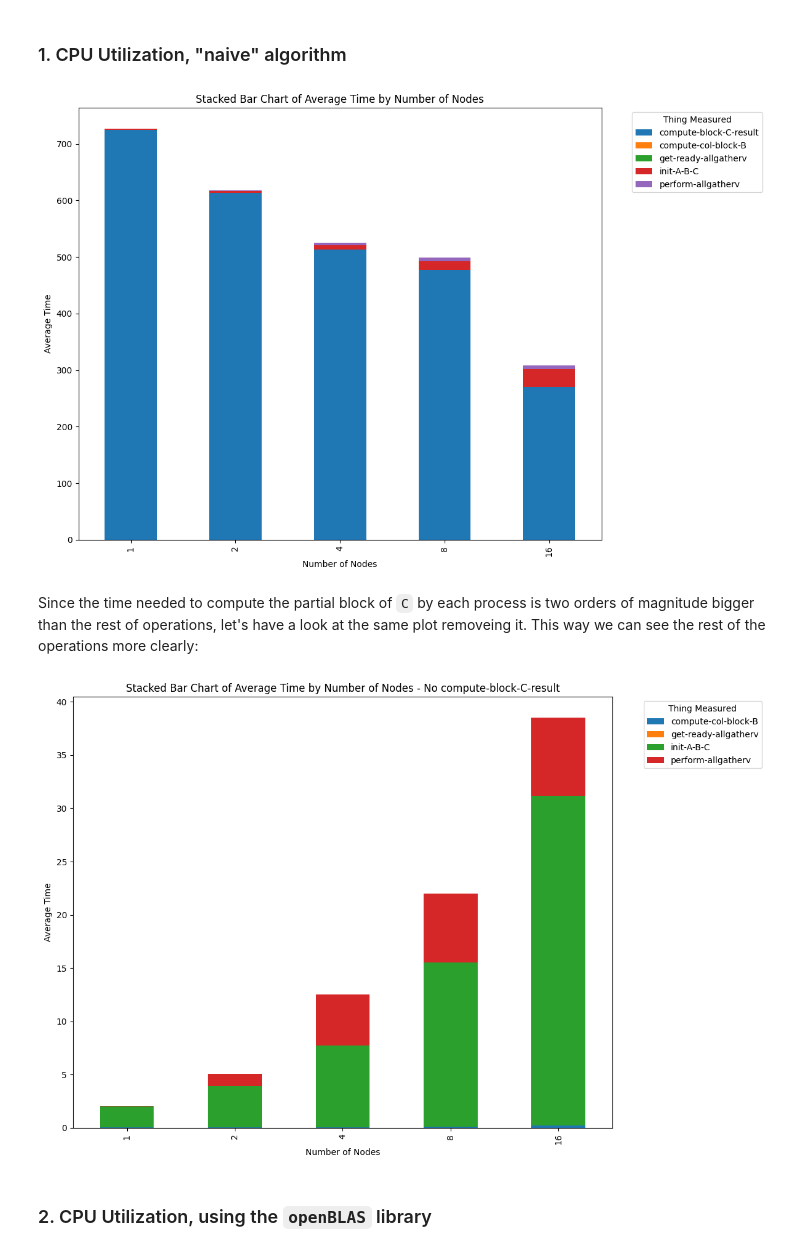
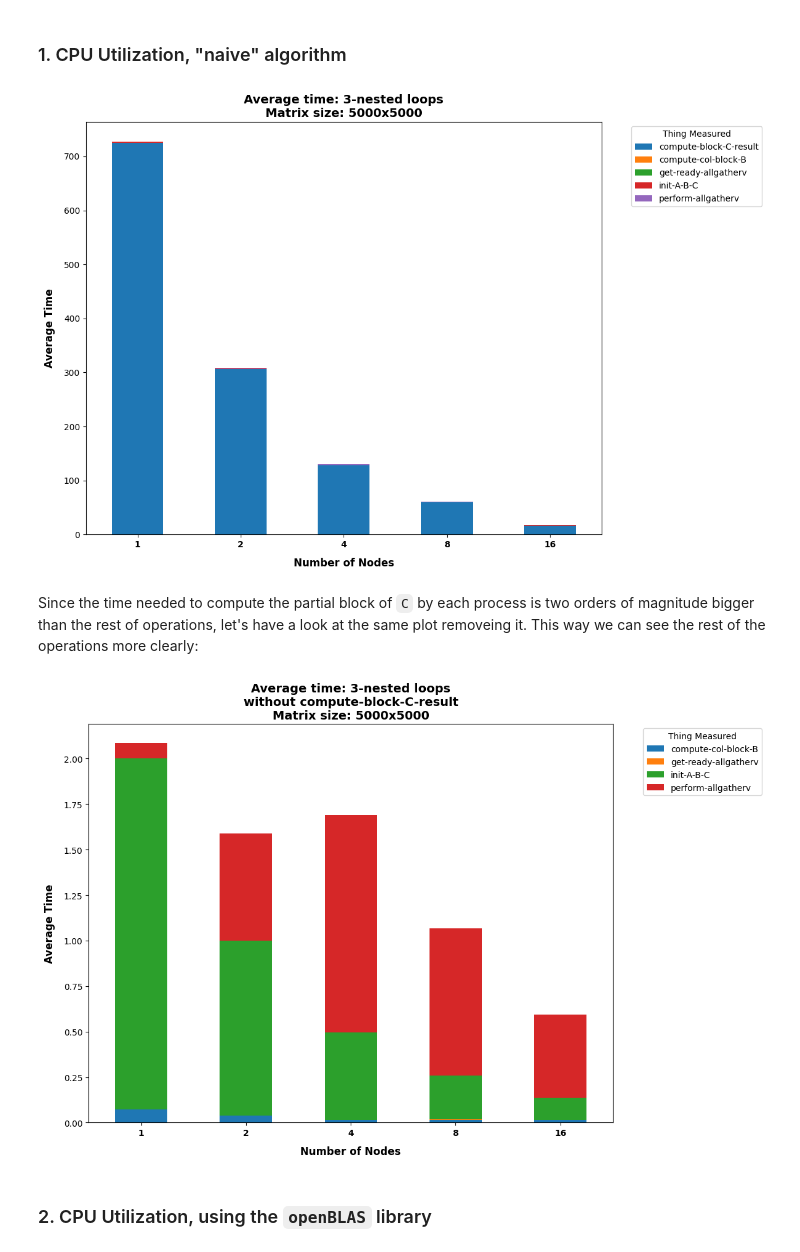
Before and after one commit to IsacPasianotto/Parallel-Programming-HPC, a Jupyter notebook: mat-mat-mul/plots/plot-maker.ipynb, the cells around one changed output. Saved outputs shown, nothing was run; the diff lists cells and outputs as text; code cells hidden in the pictures.

Commit message:
plots

```diff
--- a/mat-mat-mul/plots/plot-maker.ipynb
+++ b/mat-mat-mul/plots/plot-maker.ipynb
@@ -4,7 +4,7 @@ import pandas as pd
 import numpy as np
 import matplotlib.pyplot as plt
 # %%
-data = pd.read_csv('../data.csv')
+data = pd.read_csv('cpudata.csv')
 data.head()
 # %% [output]
 |  | time(s) | rank-worker | number-of-nodes | algorithm | thing-measured |
@@ -24,7 +24,10 @@ result = grouped_data.agg(average_time=('time(s)', 'mean'),
                           max_time=('time(s)', 'max'),
                           ).reset_index()
 
-result['average_times_number_of_nodes'] = result['average_time'] * result['number-of-nodes'] ** 2
+# Calculate average_times_number_of_nodes
+result['average_times_number_of_nodes'] = result['average_time'] * result['number-of-nodes']
+# The initialization is done outside the loop
+result.loc[result['thing-measured'] == 'init-A-B-C', 'average_times_number_of_nodes'] = result['average_times_number_of_nodes'] / result['number-of-nodes']
 # %% [markdown]
 Let's have a look at the data we have collected:
 # %%
@@ -56,35 +59,51 @@ cpu_naive = result[result['algorithm'] == 'CPU-naive']
 extracted = cpu_naive[['number-of-nodes', 'average_times_number_of_nodes', 'thing-measured']]
 extracted.reset_index(drop=True, inplace=True)
 # %%
+import matplotlib.pyplot as plt
+
 # Pivot the DataFrame to have 'thing-measured' as columns, needed for the stacked bar chart
 pivot_df = extracted.pivot(index='number-of-nodes', columns='thing-measured', values='average_times_number_of_nodes')
 
 # Plotting
-pivot_df.plot(kind='bar', stacked=True, figsize=(12, 8))
-plt.xlabel('Number of Nodes')
-plt.ylabel('Average Time')
-plt.title('Stacked Bar Chart of Average Time by Number of Nodes')
+ax = pivot_df.plot(kind='bar', stacked=True, figsize=(12, 8))
+
+# Customizing tick labels and title
+ax.set_xlabel('Number of Nodes', fontsize=12, fontweight='bold', labelpad=10)
+ax.set_ylabel('Average Time', fontsize=12, fontweight='bold', labelpad=10)
+ax.set_xticklabels(ax.get_xticklabels(), rotation=0) # Rotate x-axis tick labels to 0 degrees
+ax.set_title('Average time: 3-nested loops\nMatrix size: 5000x5000', fontsize=14, fontweight='bold')
+
+# Customizing tick parameters
+plt.xticks(fontsize=10, fontweight='bold') # Increase tick label size and make them bold
+
+# Adding legend
 plt.legend(title='Thing Measured', bbox_to_anchor=(1.05, 1), loc='upper left')
+
 plt.tight_layout()
 plt.show()
 # %% [output]
-[figure, old version]
+[figure, new version]
 # %% [markdown]
 Since the time needed to compute the partial block of `C` by each process is two orders of magnitude bigger than the rest of operations, let's have a look at the same plot removeing it. This way we can see the rest of the operations more clearly:
 # %%
 extracted_no_compute_C = extracted[extracted['thing-measured'] != 'compute-block-C-result']
 
 pivot_df_no_compute_C = extracted_no_compute_C.pivot(index='number-of-nodes', columns='thing-measured', values='average_times_number_of_nodes')
 
-pivot_df_no_compute_C.plot(kind='bar', stacked=True, figsize=(12, 8))
-plt.xlabel('Number of Nodes')
-plt.ylabel('Average Time')
-plt.title('Stacked Bar Chart of Average Time by Number of Nodes - No compute-block-C-result')
+ax = pivot_df_no_compute_C.plot(kind='bar', stacked=True, figsize=(12, 8))
+
+ax.set_xlabel('Number of Nodes', fontsize=12, fontweight='bold', labelpad=10)
+ax.set_ylabel('Average Time', fontsize=12, fontweight='bold', labelpad=10)
+ax.set_xticklabels(ax.get_xticklabels(), rotation=0)
+ax.set_title('Average time: 3-nested loops\nwithout compute-block-C-result\nMatrix size: 5000x5000', fontsize=14, fontweight='bold')
+
+plt.xticks(fontsize=10, fontweight='bold')
 plt.legend(title='Thing Measured', bbox_to_anchor=(1.05, 1), loc='upper left')
+
 plt.tight_layout()
 plt.show()
 # %% [output]
-[figure, old version]
+[figure, new version]
 # %% [markdown]
 ### 2. CPU Utilization, using the `openBLAS` library
 # %%
```
Also changed, not shown: parts of 17 cells of this notebook, 10 other files.
